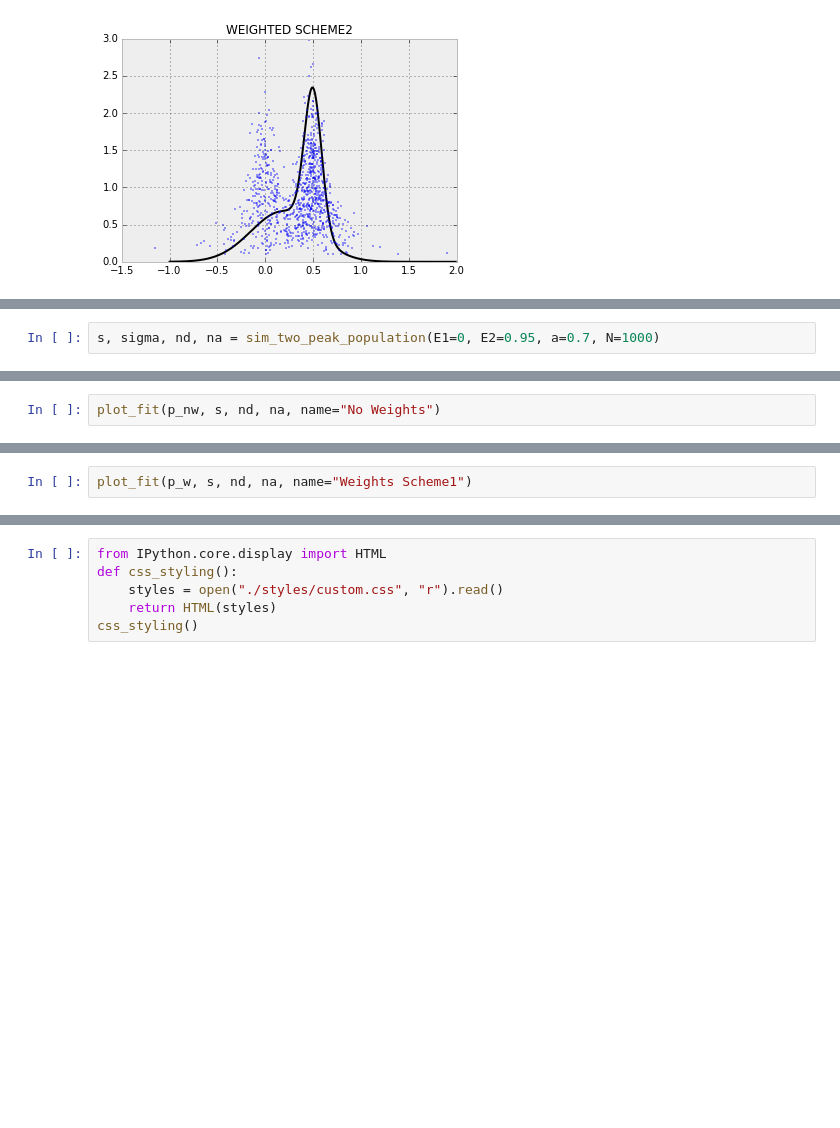
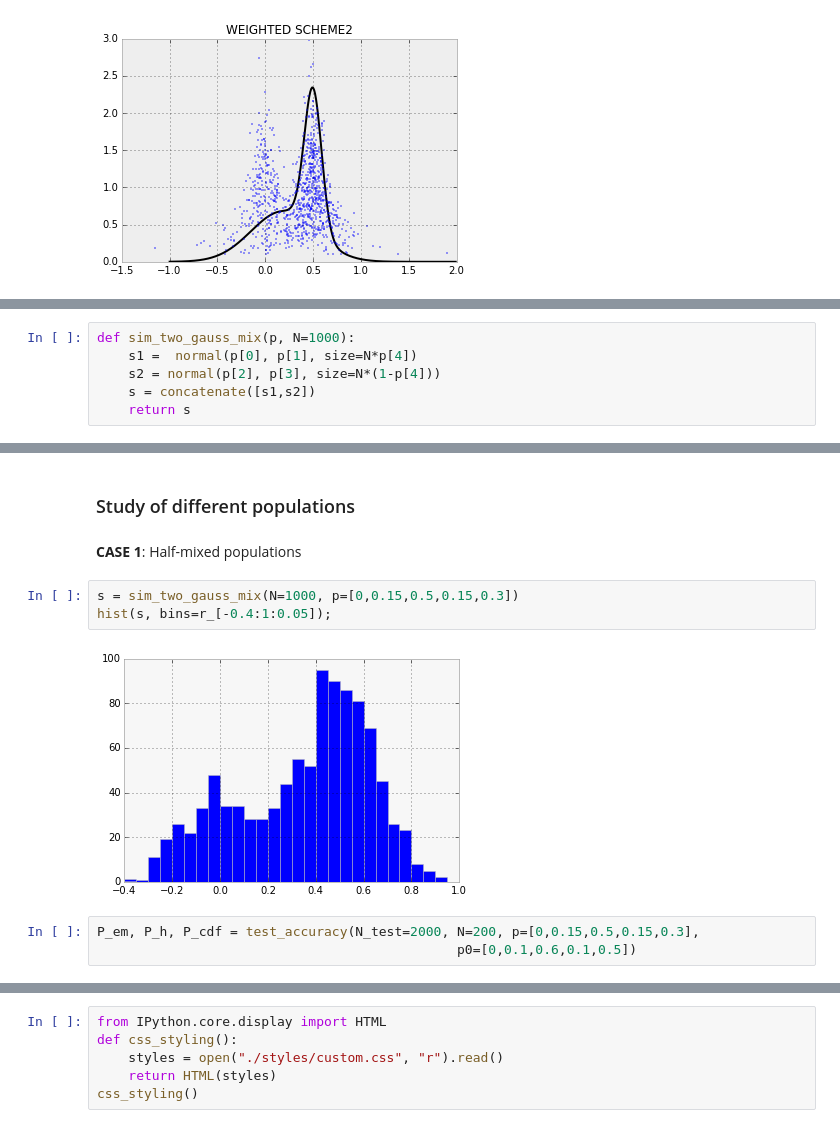
Before and after one commit to tritemio/notebooks, a Jupyter notebook: Mixture_Model_Fitting.ipynb, the cells around one changed output, grey strips where cells are left out. Saved outputs shown, nothing was run; the diff lists cells and outputs as text; blank space fills up the shorter version.

```diff
--- a/Mixture_Model_Fitting.ipynb
+++ b/Mixture_Model_Fitting.ipynb
@@ -730,2 +559,0 @@ Try also more separated pupulations:
-# %%
-s, sigma, nd, na = sim_two_peak_population(E1=0, E2=0.95, a=0.7, N=1000)
@@ -748,2 +559,0 @@ Mix (1):  0.7018
-# %%
-plot_fit(p_nw, s, nd, na, name="No Weights")
@@ -752,2 +559,0 @@ plot_fit(p_nw, s, nd, na, name="No Weights")
-# %%
-plot_fit(p_w, s, nd, na, name="Weights Scheme1")
@@ -862,0 +653,6 @@ in estimating the FRET efficiency.
+# %%
+def sim_two_gauss_mix(p, N=1000):
+    s1 =  normal(p[0], p[1], size=N*p[4])
+    s2 = normal(p[2], p[3], size=N*(1-p[4]))
+    s = concatenate([s1,s2])
+    return s
@@ -862,0 +693,12 @@ in estimating the FRET efficiency.
+# %% [markdown]
+### Study of different populations
+# %% [markdown]
+**CASE 1**: Half-mixed populations
+# %%
+s = sim_two_gauss_mix(N=1000, p=[0,0.15,0.5,0.15,0.3])
+hist(s, bins=r_[-0.4:1:0.05]);
+# %% [output]
+[figure, added]
+# %%
+P_em, P_h, P_cdf = test_accuracy(N_test=2000, N=200, p=[0,0.15,0.5,0.15,0.3],
+                                              p0=[0,0.1,0.6,0.1,0.5])
```
Also changed, not shown: parts of 64 cells of this notebook, 1 other file.
